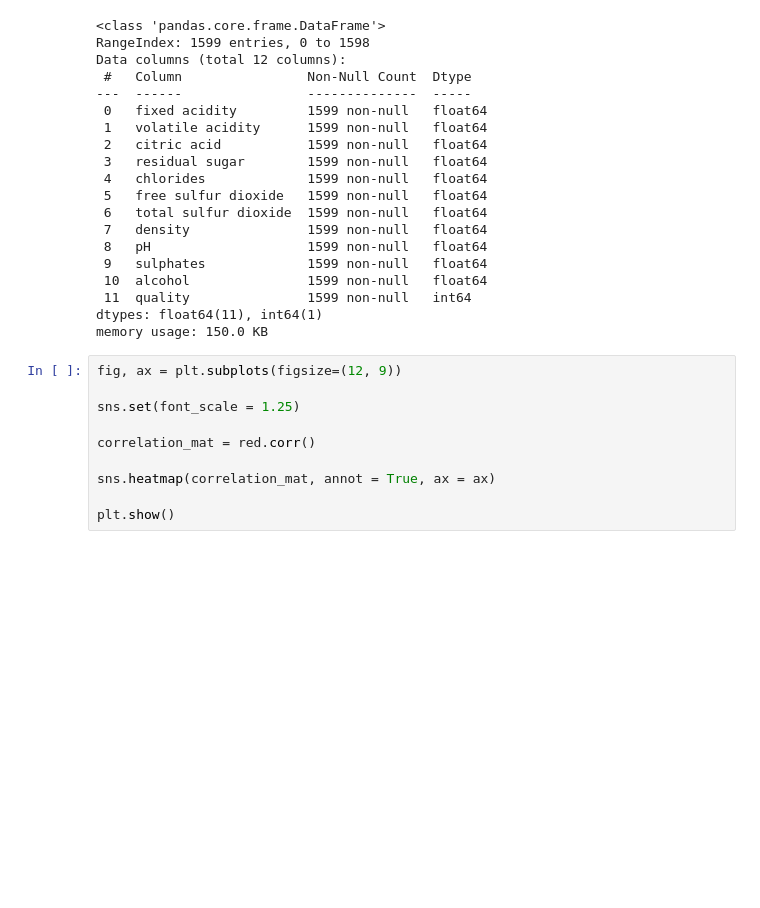
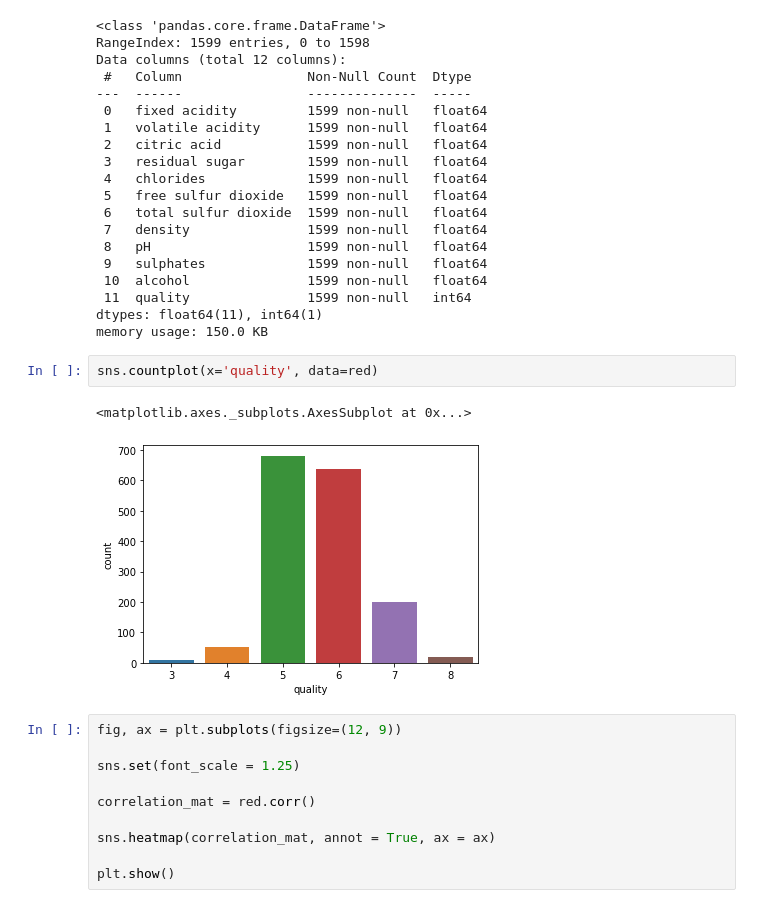
Before and after one commit to DhruvDarda/Red-Wine-Quality-prediction, a Jupyter notebook: Wine Quality.ipynb, the cells around one changed output. Cells and saved outputs as stored; diff of their text form; blank space fills up the shorter version.

```diff
--- a/Wine Quality.ipynb
+++ b/Wine Quality.ipynb
@@ -53,6 +54,11 @@ Data columns (total 12 columns):
  11  quality               1599 non-null   int64
 dtypes: float64(11), int64(1)
 memory usage: 150.0 KB
+# %%
+sns.countplot(x='quality', data=red)
+# %% [output]
+<matplotlib.axes._subplots.AxesSubplot at 0x...>
+[figure, added]
 # %%
 fig, ax = plt.subplots(figsize=(12, 9))
 
```
Also changed, not shown: parts of 6 cells of this notebook.
